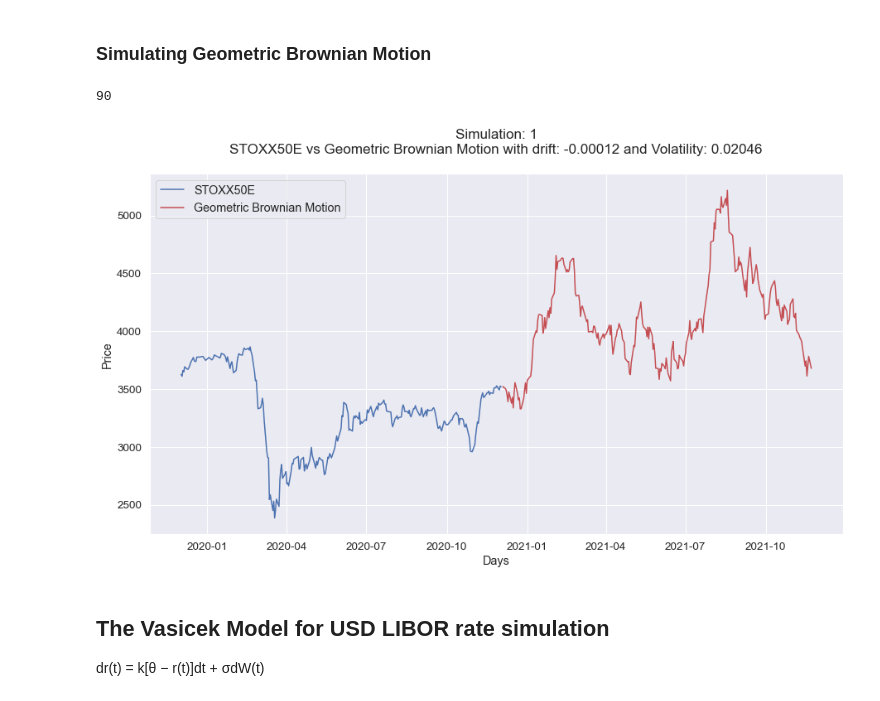
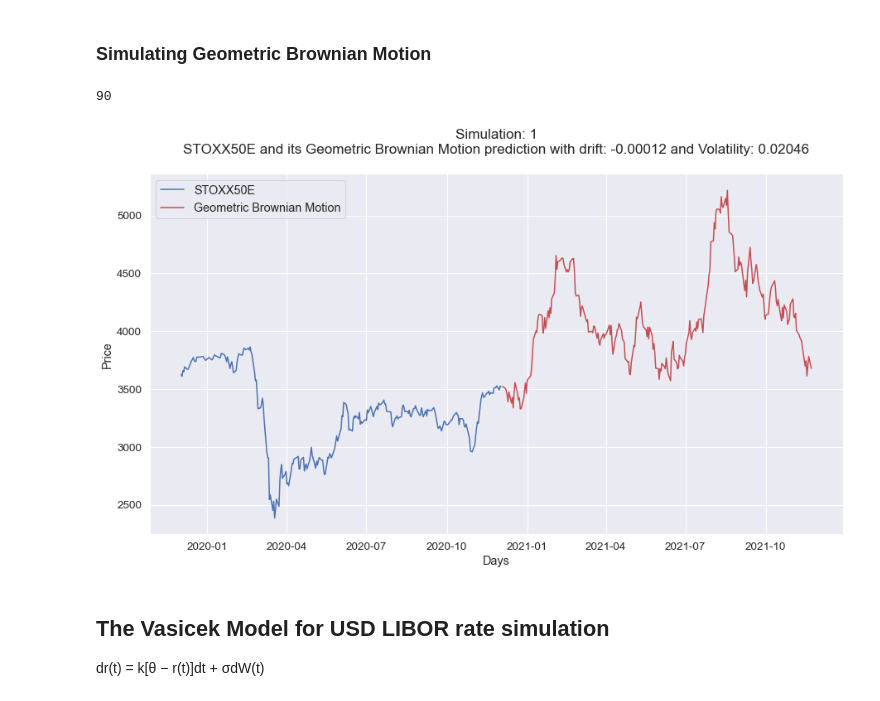
Before and after one commit to abhishekprog0/StructuredPricingEngine, a Jupyter notebook: Structured & Hybrid Project 2020.ipynb, the cells around one changed output. Cells and saved outputs as stored; diff of their text form; code cells hidden in the pictures.

```diff
--- a/Structured & Hybrid Project 2020.ipynb
+++ b/Structured & Hybrid Project 2020.ipynb
@@ -92,35 +92,35 @@ for seed in seed_list:
 
     So = price['Adj Close'].iloc[-1]
     mu = x_bar
     sigma = vol
     #pranav
     # mu = 0.2646
     # sigma = 0.247
     W = Brownian(seed, N)[0]
     T = 1.
 
     GBM_avg = np.zeros((1000, 252))
 
     for i in range(1000):
         soln = GBM(So, mu, sigma, W, T, N)[0]    # Exact solution
         soln = soln[:-1]
         GBM_avg[i] = soln
     gbm_avg = GBM_avg.mean(axis = 0)
     t = GBM(So, mu, sigma, W, T, N)[1]       # time increments for  plotting
 
     rng = pd.date_range('2020-12-4', periods=len(gbm_avg), freq='B')
     price_gbm = pd.DataFrame({ 'Date': rng, 'Close': gbm_avg})
 
-    plt.title('Simulation: ' + str(k- 1) + '\nSTOXX50E vs Geometric Brownian Motion with drift: ' + str(round(mu, 5)) + " and Volatility: " + str(round(sigma, 5)))
+    plt.title('Simulation: ' + str(k- 1) + '\nSTOXX50E and its Geometric Brownian Motion prediction with drift: ' + str(round(mu, 5)) + " and Volatility: " + str(round(sigma, 5)))
     plt.plot(price['Date'], price['Adj Close'], label = "STOXX50E")
     plt.plot(price_gbm['Date'], price_gbm['Close'], color = 'r', label = "Geometric Brownian Motion")
     plt.xlabel('Days')
     plt.ylabel('Price')
     plt.legend()
     plt.show()
 # %% [output]
 90
-[figure, old version]
+[figure, new version]
 # %% [markdown]
 ## The Vasicek Model for USD LIBOR rate simulation
 dr(t) = k[θ − r(t)]dt + σdW(t)
```
Also changed, not shown: parts of 2 cells of this notebook.
